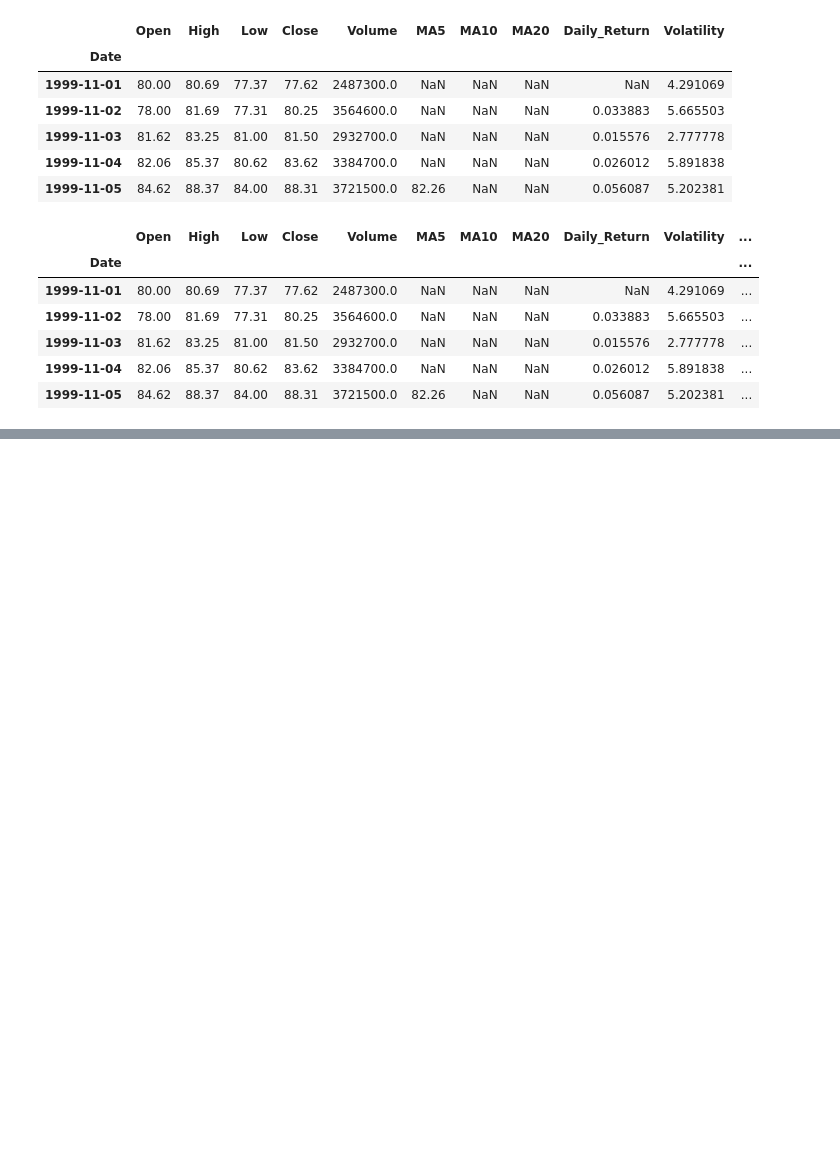
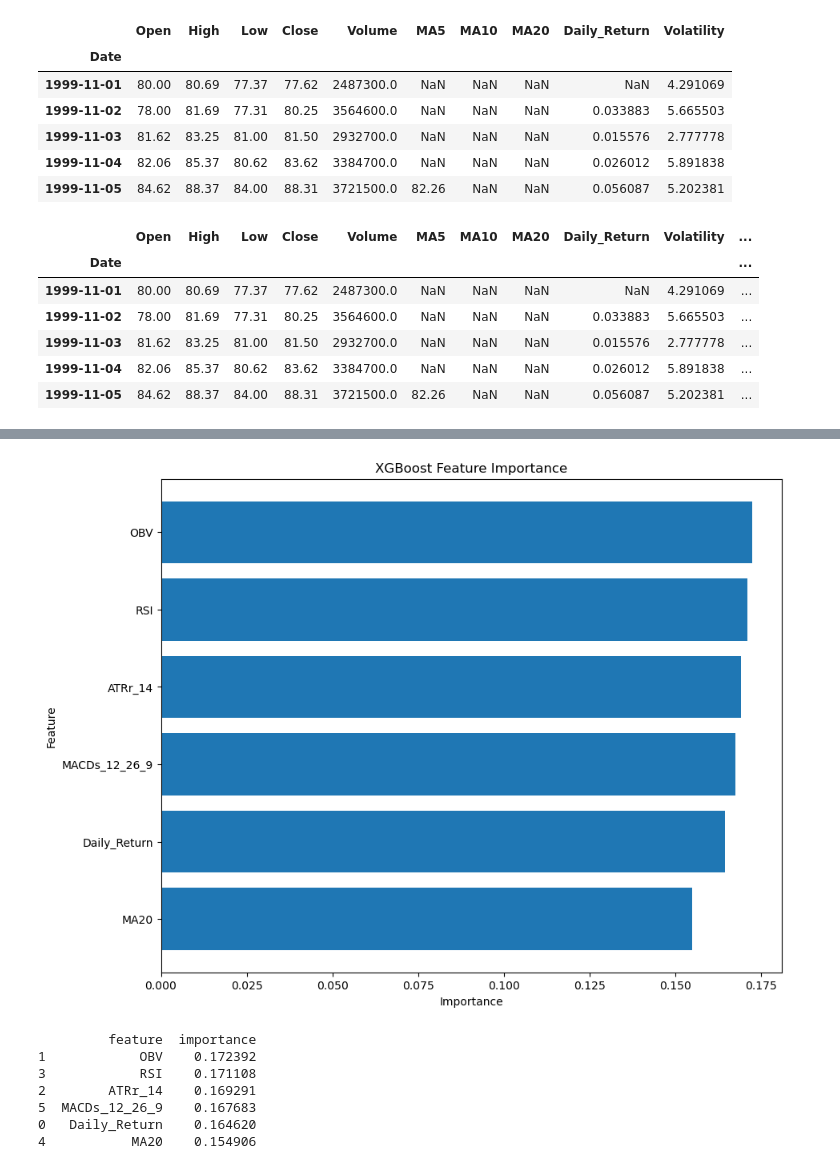
Before and after one commit to moogchi/NeuroTrader, a Jupyter notebook: notebooks/01-initial-exploration.ipynb, the cells around one changed output, grey strips where cells are left out. Cells and saved outputs as stored; diff of their text form; code cells hidden in the pictures; blank space fills up the shorter version.

Commit message:
Data Anaylsis Done

```diff
--- a/notebooks/01-initial-exploration.ipynb
+++ b/notebooks/01-initial-exploration.ipynb
@@ -213,3 +192,5 @@ df.ta.obv(append=True)
 # Let's look at the new columns to make sure they were added
 # You should see 'ATRr_14' and 'OBV'
 df.tail()
+# A new, more advanced feature
+df['ATR_Distance'] = (df['Close'] - df['MA20']) / df['ATRr_14']
@@ -231,11 +227,16 @@ Index(['Open', 'High', 'Low', 'Close', 'Volume', 'MA5', 'MA10', 'MA20',
 # %%
 # Define the list of columns you want to use as features
 # Let's start with the ones we engineered
-feature_columns = ['Daily_Return', 'Volatility', 'Log_Return', 'Close_Position',
-    'MA5', 'MA10', 'MA20',
-    'RSI', 'MACD_12_26_9', 'MACDh_12_26_9', 'MACDs_12_26_9',
-    'ATRr_14', 'OBV']
-
+# New, smaller feature list
+feature_columns = [
+    'Daily_Return',
+    'OBV',
+    'ATRr_14',
+    'RSI',
+    'MA20',
+    'MACDs_12_26_9'
+    # We are intentionally leaving out the less important ones
+]
 # Create the features DataFrame (X)
 X = final_df[feature_columns]
 
@@ -290,0 +331,33 @@ print(classification_report(y_test, y_pred_xgb, target_names=['Down', 'Up']))
+# %%
+import matplotlib.pyplot as plt
+import pandas as pd
+
+# Get feature importances from the trained model
+importances = xgb_model.feature_importances_
+
+# Create a pandas DataFrame for easier plotting
+feature_importance_df = pd.DataFrame({
+    'feature': X_train.columns,
+    'importance': importances
+}).sort_values('importance', ascending=False)
+
+# Plot the feature importances
+plt.figure(figsize=(10, 8))
+plt.barh(feature_importance_df['feature'], feature_importance_df['importance'])
+plt.title('XGBoost Feature Importance')
+plt.xlabel('Importance')
+plt.ylabel('Feature')
+plt.gca().invert_yaxis() # Display the most important feature at the top
+plt.show()
+
+# Print the DataFrame for the exact values
+print(feature_importance_df)
+# %% [output]
+[figure, added]
+         feature  importance
+1            OBV    0.172392
+3            RSI    0.171108
+2        ATRr_14    0.169291
+5  MACDs_12_26_9    0.167683
+0   Daily_Return    0.164620
+4           MA20    0.154906
```
Also changed, not shown: parts of 10 cells of this notebook.
